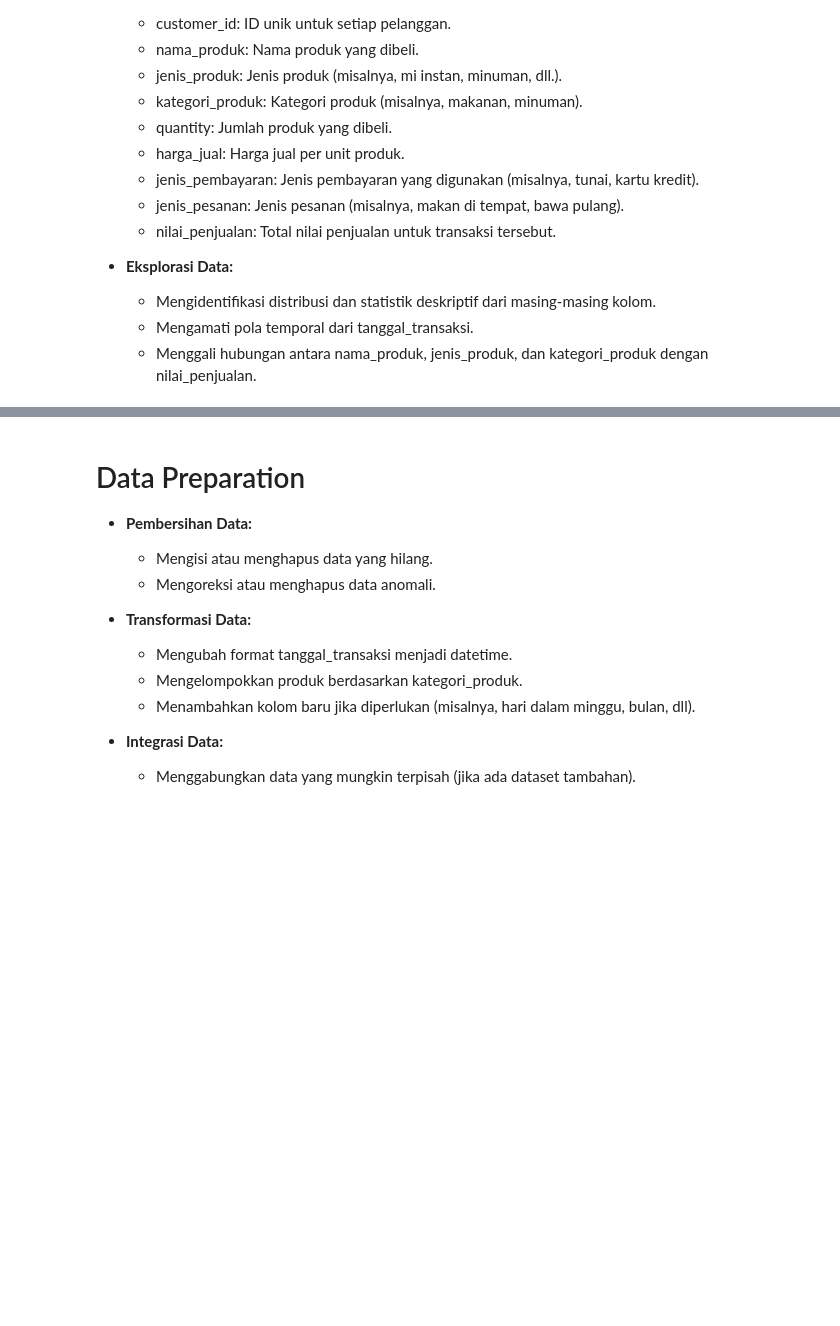
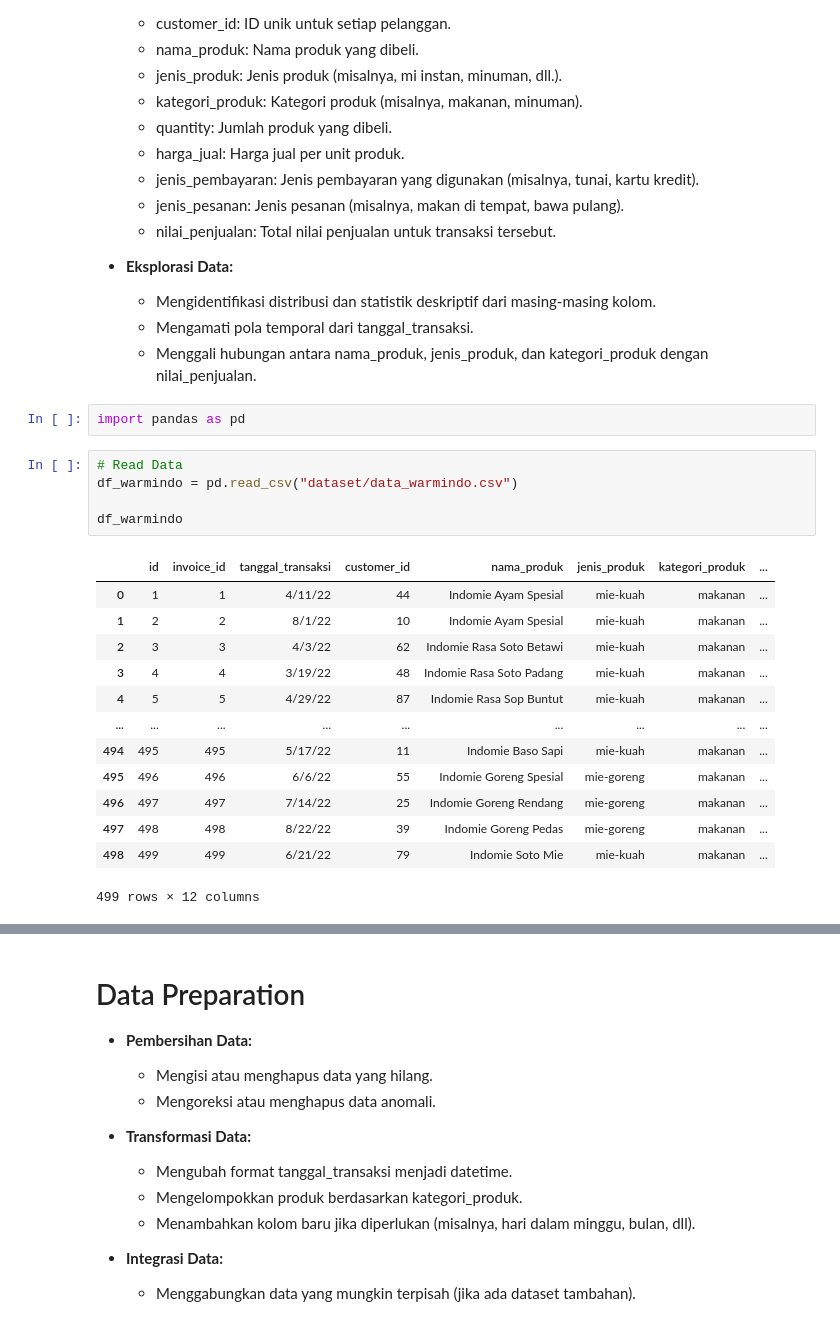
Before and after one commit to RIFF7/sales-analysis, a Jupyter notebook: analisa_warmindo.ipynb, the cells around one changed output, grey strips where cells are left out. Saved outputs shown, nothing was run; the diff lists cells and outputs as text; blank space fills up the shorter version.

Commit message:
Data Preparation & Data Understanding

```diff
--- a/analisa_warmindo.ipynb
+++ b/analisa_warmindo.ipynb
@@ -56,3 +56,24 @@ Dengan melakukan analisis mendalam terhadap data ini, Warmindo dapat mengambil k
     - Mengidentifikasi distribusi dan statistik deskriptif dari masing-masing kolom.
     - Mengamati pola temporal dari tanggal_transaksi.
     - Menggali hubungan antara nama_produk, jenis_produk, dan kategori_produk dengan nilai_penjualan.
+# %%
+import pandas as pd
+# %%
+# Read Data
+df_warmindo = pd.read_csv("dataset/data_warmindo.csv")
+
+df_warmindo
+# %% [output]
+|  | id | invoice_id | tanggal_transaksi | customer_id | nama_produk | jenis_produk | kategori_produk | ... |
+| 0 | 1 | 1 | 4/11/22 | 44 | Indomie Ayam Spesial | mie-kuah | makanan | ... |
+| 1 | 2 | 2 | 8/1/22 | 10 | Indomie Ayam Spesial | mie-kuah | makanan | ... |
+| 2 | 3 | 3 | 4/3/22 | 62 | Indomie Rasa Soto Betawi | mie-kuah | makanan | ... |
+| 3 | 4 | 4 | 3/19/22 | 48 | Indomie Rasa Soto Padang | mie-kuah | makanan | ... |
+| 4 | 5 | 5 | 4/29/22 | 87 | Indomie Rasa Sop Buntut | mie-kuah | makanan | ... |
+| ... | ... | ... | ... | ... | ... | ... | ... | ... |
+| 494 | 495 | 495 | 5/17/22 | 11 | Indomie Baso Sapi | mie-kuah | makanan | ... |
+| 495 | 496 | 496 | 6/6/22 | 55 | Indomie Goreng Spesial | mie-goreng | makanan | ... |
+| 496 | 497 | 497 | 7/14/22 | 25 | Indomie Goreng Rendang | mie-goreng | makanan | ... |
+| 497 | 498 | 498 | 8/22/22 | 39 | Indomie Goreng Pedas | mie-goreng | makanan | ... |
+| 498 | 499 | 499 | 6/21/22 | 79 | Indomie Soto Mie | mie-kuah | makanan | ... |
+499 rows × 12 columns
```
Also changed, not shown: parts of 10 cells of this notebook.
